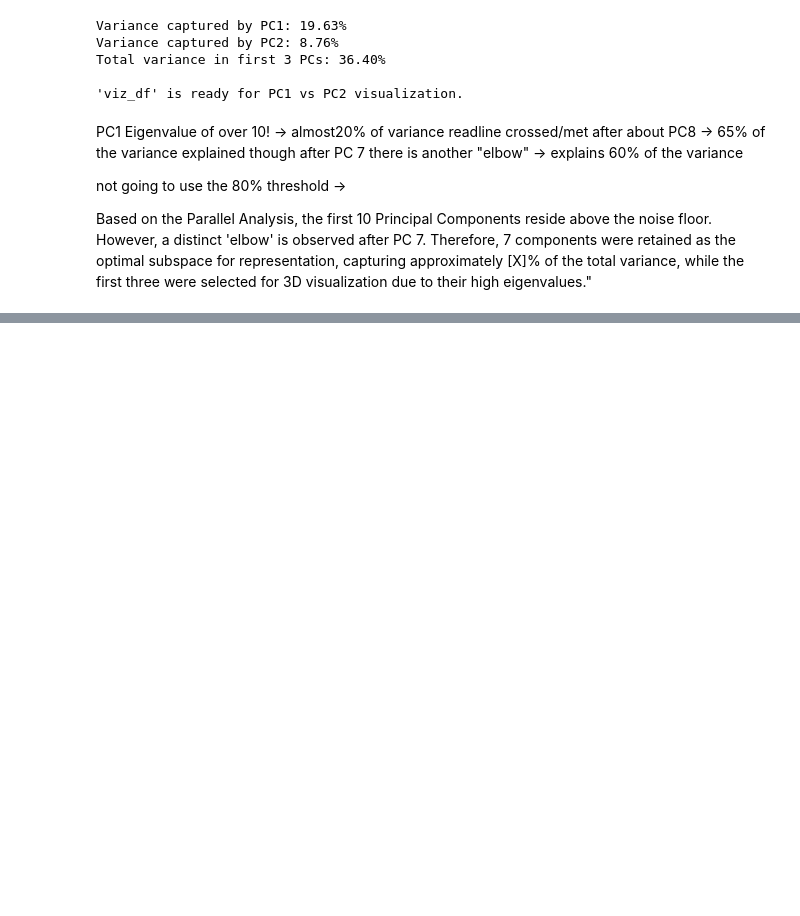
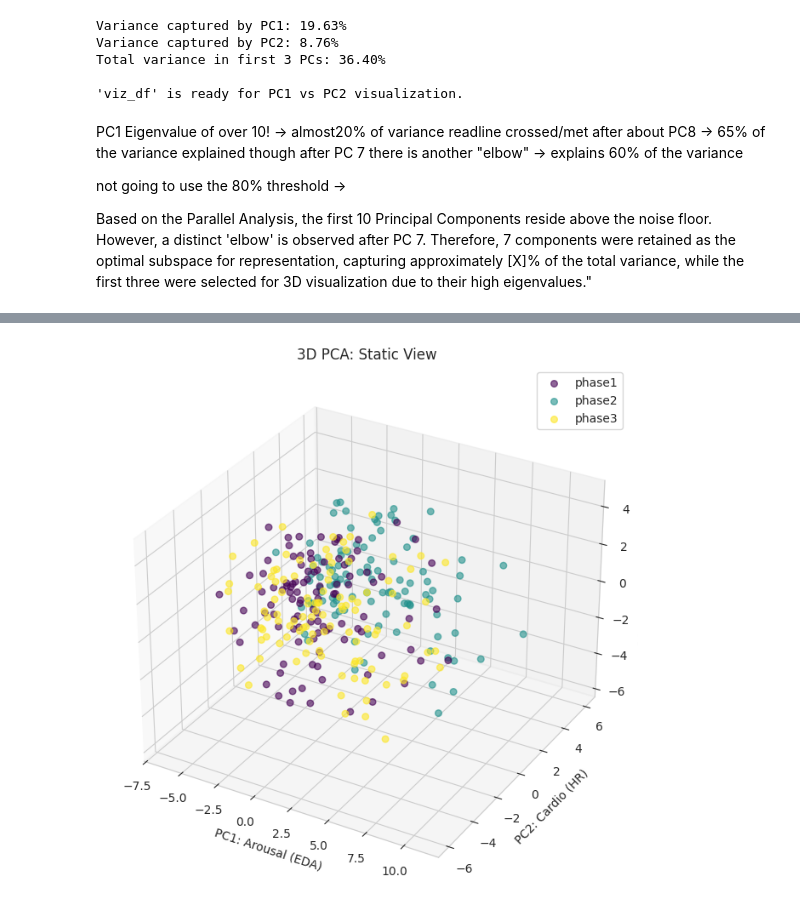
Before and after one commit to VertrauenGuard/cda-case2, a Jupyter notebook: data_analysis.ipynb, the cells around one changed output, grey strips where cells are left out. Cells and saved outputs as stored; diff of their text form; code cells hidden in the pictures; blank space fills up the shorter version.

```diff
--- a/data_analysis.ipynb
+++ b/data_analysis.ipynb
@@ -1201,0 +1322,24 @@ Find out why the points are where they are.
+# %%
+import matplotlib.pyplot as plt
+from mpl_toolkits.mplot3d import Axes3D
+
+fig = plt.figure(figsize=(10, 8))
+ax = fig.add_subplot(111, projection='3d')
+
+# Map phases to colors manually for Matplotlib
+colors = {'phase1': '#440154', 'phase2': '#21918c', 'phase3': '#fde725'}
+
+for phase, color in colors.items():
+    subset = viz_df[viz_df['Phase'] == phase]
+    ax.scatter(subset['PC1'], subset['PC2'], subset['PC3'],
+               c=color, label=phase, s=30, alpha=0.6)
+
+ax.set_title('3D PCA: Static View')
+ax.set_xlabel('PC1: Arousal (EDA)')
+ax.set_ylabel('PC2: Cardio (HR)')
+ax.set_zlabel('PC3: Thermal (Temp)')
+ax.legend()
+
+plt.show()
+# %% [output]
+[figure, added]
```
Also changed, not shown: parts of 6 cells of this notebook.
